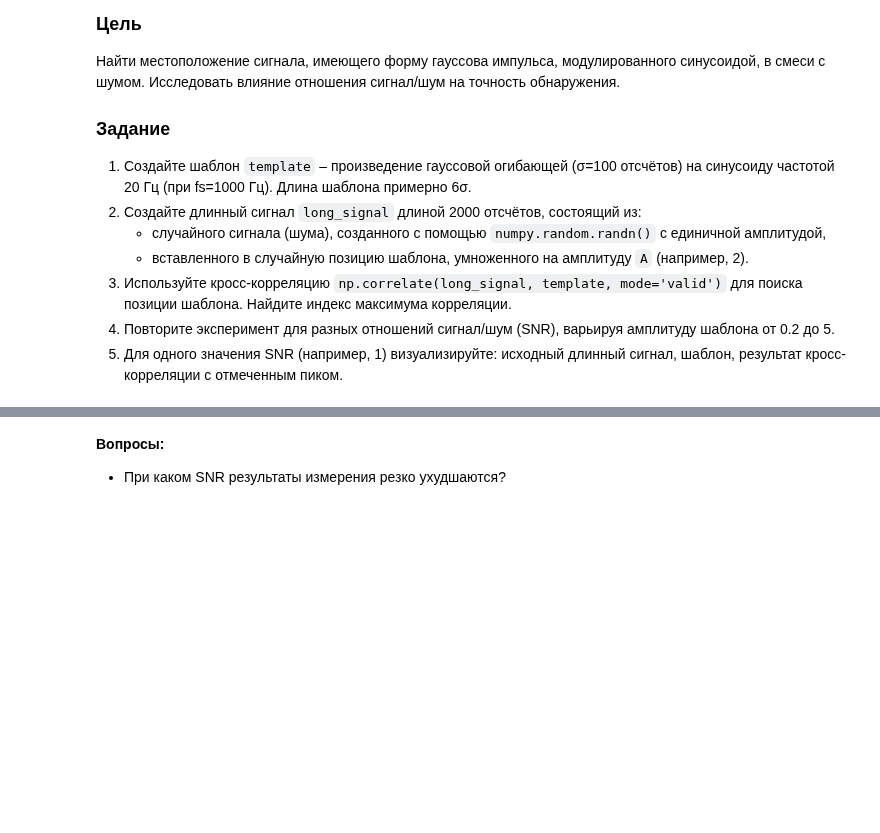
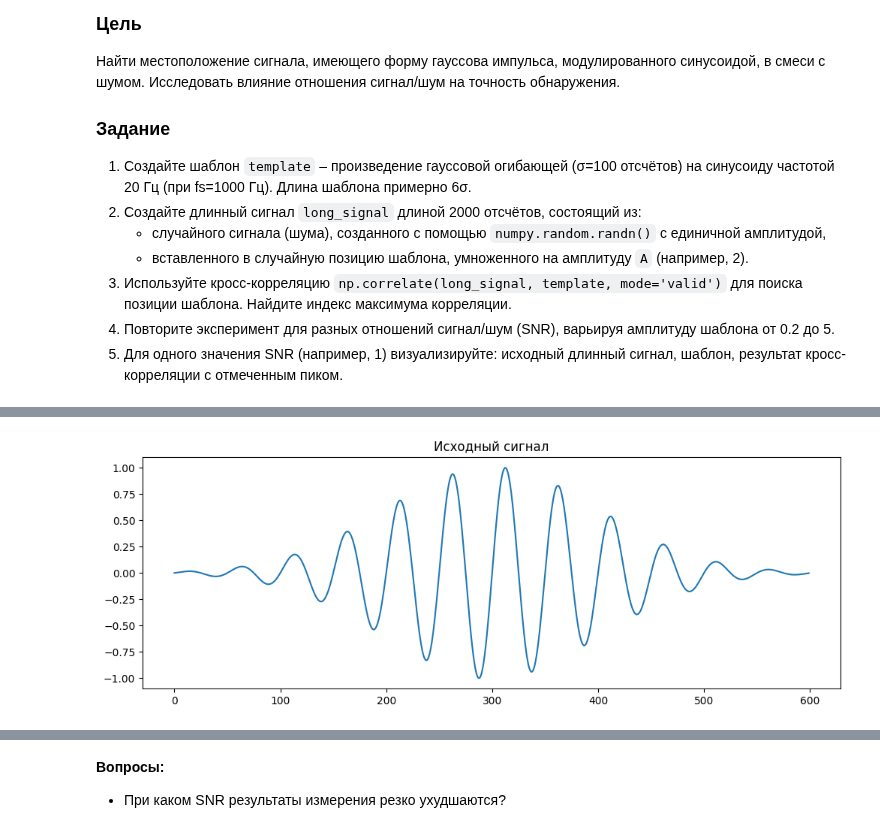
Before and after one commit to Korobokkk/YADRO-2026_dsp-seminars, a Jupyter notebook: KieselevIseminars/3.ipynb, the cells around one changed output, grey strips where cells are left out. Drawn from its saved outputs; the diff is of its cells as text; code cells hidden in the pictures; blank space fills up the shorter version.

```diff
--- a/KieselevIseminars/3.ipynb
+++ b/KieselevIseminars/3.ipynb
@@ -435,0 +434,91 @@ delay_est для случая (c уровнем шума = 2.0) =  311
+# %%
+np.random.seed(42)
+
+def build_template(A):
+  fs = 1000
+  sigma = 100
+  d = 20
+  L = 6 * sigma
+  t = np.arange(-L//2, L//2)
+  phase = 0
+  result = np.exp(- t**2 / (2 * sigma **2)) * A * np.sin(2* np.pi * d * t /fs + phase)
+  return result / np.max(result)
+
+
+A = 1
+template = build_template(A)
+
+fs_long = 2000
+long_signal =  np.random.randn(fs_long)
+
+rand_num = np.random.randint(0, fs_long - len(template))
+
+A_long = 2
+long_signal[rand_num:rand_num + len(template)] += A_long * template
+
+
+corr = np.correlate(long_signal, template, mode = 'valid')
+idx = np.argmax(corr)
+
+print(f'Результат Кросс-Корреляции: {idx}')
+print(f'Истинное местонахождение: {rand_num}')
+
+if idx == rand_num :
+  print('Результат совпадает с ожидаемым')
+else:
+  print('Результат не совпадает с ожидаемым')
+print('')
+
+plt.title('Исходный сигнал')
+plt.plot(np.arange(len(template)), template)
+plt.show()
+
+plt.title('Длинный сигнал')
+plt.plot(np.arange(fs_long), long_signal)
+plt.show()
+
+plt.title('Рузультат кросс-корреляции')
+plt.plot(np.arange(len(corr)), corr)
+plt.axvline(idx, color='r', linestyle='--', label='Пик кросс-корреляции')
+plt.legend()
+plt.show()
+
+
+
+predict_value = []
+true_value = []
+for i in np.arange(0.2, 5.2, 0.2):
+  print(f'SNR = {i}')
+  template = build_template(1)
+  fs_long = 2000
+  long_signal =  np.random.randn(fs_long)
+
+  rand_num = np.random.randint(0, fs_long - len(template))
+
+  long_signal[rand_num:rand_num + len(template)] += i * template
+
+
+  corr = np.correlate(long_signal, template, mode = 'valid')
+  idx = np.argmax(corr)
+
+  predict_value.append(idx)
+  true_value.append(rand_num)
+
+  print(f'Результат Кросс-Корреляции: {idx}')
+  print(f'Истинное местонахождение: {rand_num}')
+
+plt.title('Статистика по Кросс-корреляции')
+plt.plot( np.arange(0.2, 5.2, 0.2), predict_value, label = 'Полученное значение')
+plt.plot( np.arange(0.2, 5.2, 0.2), true_value, linestyle='--',  label = 'Истинное значение')
+plt.xlabel('Амплитуда шаблона')
+plt.legend()
+plt.grid(True)
+plt.show()
+
+
+error = error = np.array(predict_value) - np.array(true_value)
+plt.title('Ошибка')
+plt.plot( np.arange(len(predict_value)), error)
+plt.grid(True)
+plt.show()
+# %% [output]
@@ -435,0 +528 @@ delay_est для случая (c уровнем шума = 2.0) =  311
+[figure, added]
```
Also changed, not shown: parts of 10 cells of this notebook.
